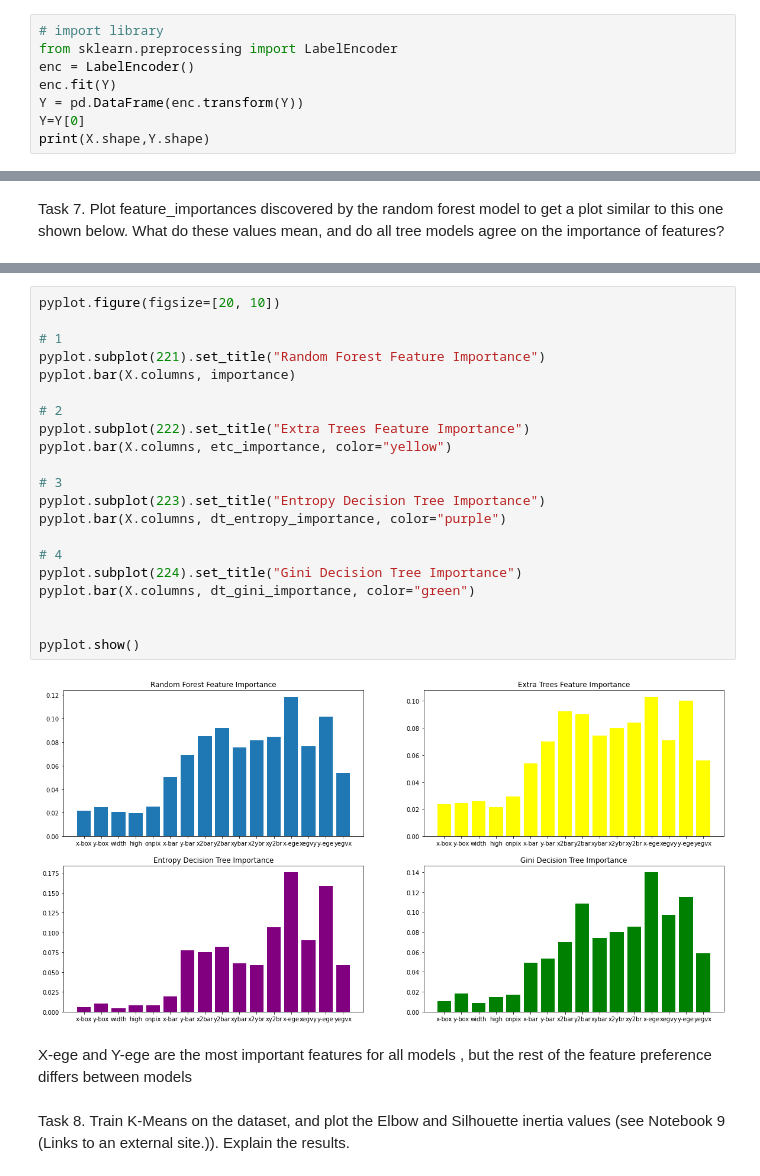
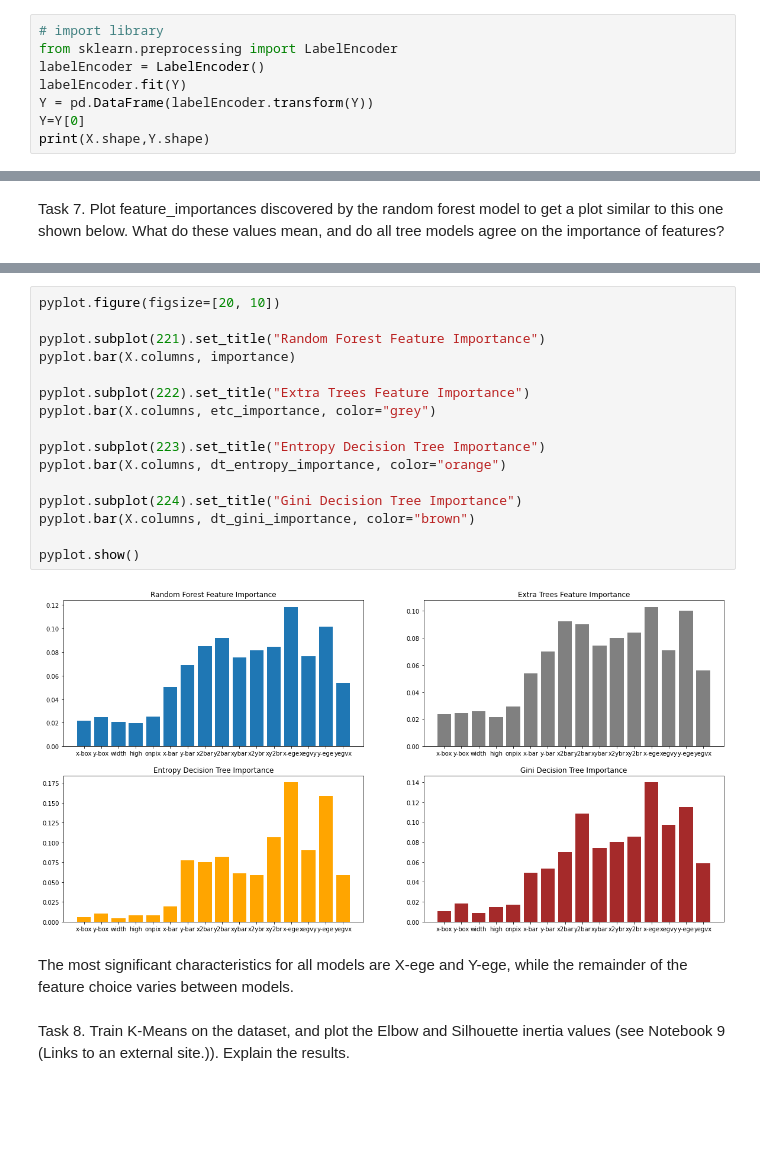
Before and after one commit to sg758253/sg1205, a Jupyter notebook: ADVDS/project5/letter_recognition.ipynb, the cells around one changed output, grey strips where cells are left out. Cells and saved outputs as stored; diff of their text form; blank space fills up the shorter version.

```diff
--- a/ADVDS/project5/letter_recognition.ipynb
+++ b/ADVDS/project5/letter_recognition.ipynb
@@ -104,9 +104,9 @@ Y = df['class'] #target
 # %%
 # import library
 from sklearn.preprocessing import LabelEncoder
-enc = LabelEncoder()
-enc.fit(Y)
-Y = pd.DataFrame(enc.transform(Y))
+labelEncoder = LabelEncoder()
+labelEncoder.fit(Y)
+Y = pd.DataFrame(labelEncoder.transform(Y))
 Y=Y[0]
 print(X.shape,Y.shape)
 # %% [output]
@@ -379,28 +349,23 @@ width             0.008494
 # %%
 pyplot.figure(figsize=[20, 10])
 
-# 1
 pyplot.subplot(221).set_title("Random Forest Feature Importance")
 pyplot.bar(X.columns, importance)
 
-# 2
 pyplot.subplot(222).set_title("Extra Trees Feature Importance")
-pyplot.bar(X.columns, etc_importance, color="yellow")
+pyplot.bar(X.columns, etc_importance, color="grey")
 
-# 3
 pyplot.subplot(223).set_title("Entropy Decision Tree Importance")
-pyplot.bar(X.columns, dt_entropy_importance, color="purple")
+pyplot.bar(X.columns, dt_entropy_importance, color="orange")
 
-# 4
 pyplot.subplot(224).set_title("Gini Decision Tree Importance")
-pyplot.bar(X.columns, dt_gini_importance, color="green")
-
+pyplot.bar(X.columns, dt_gini_importance, color="brown")
 
 pyplot.show()
 # %% [output]
-[figure, old version]
+[figure, new version]
-# %% [markdown]
-X-ege and Y-ege are the most important features for all models , but the rest of the feature preference differs between models
+# %% [markdown]
+The most significant characteristics for all models are X-ege and Y-ege, while the remainder of the feature choice varies between models.
 # %% [markdown]
 Task 8. Train K-Means on the dataset, and plot the Elbow and Silhouette inertia values (see Notebook 9 (Links to an external site.)). Explain the results.
 # %%
```
Also changed, not shown: parts of 19 cells of this notebook.
